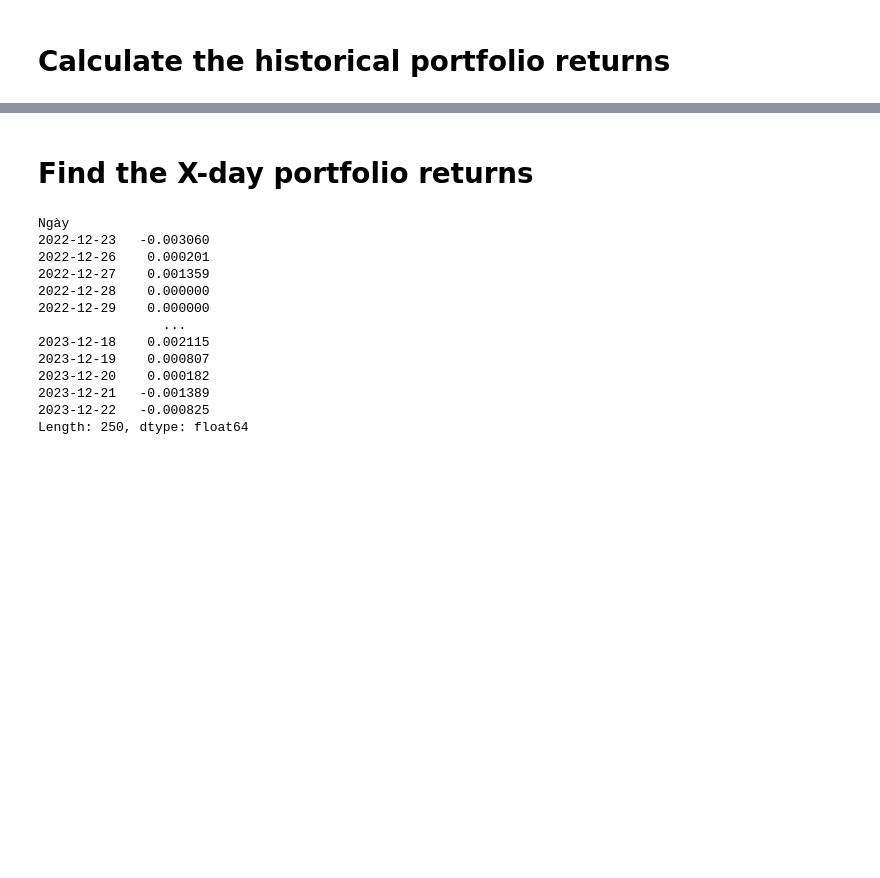
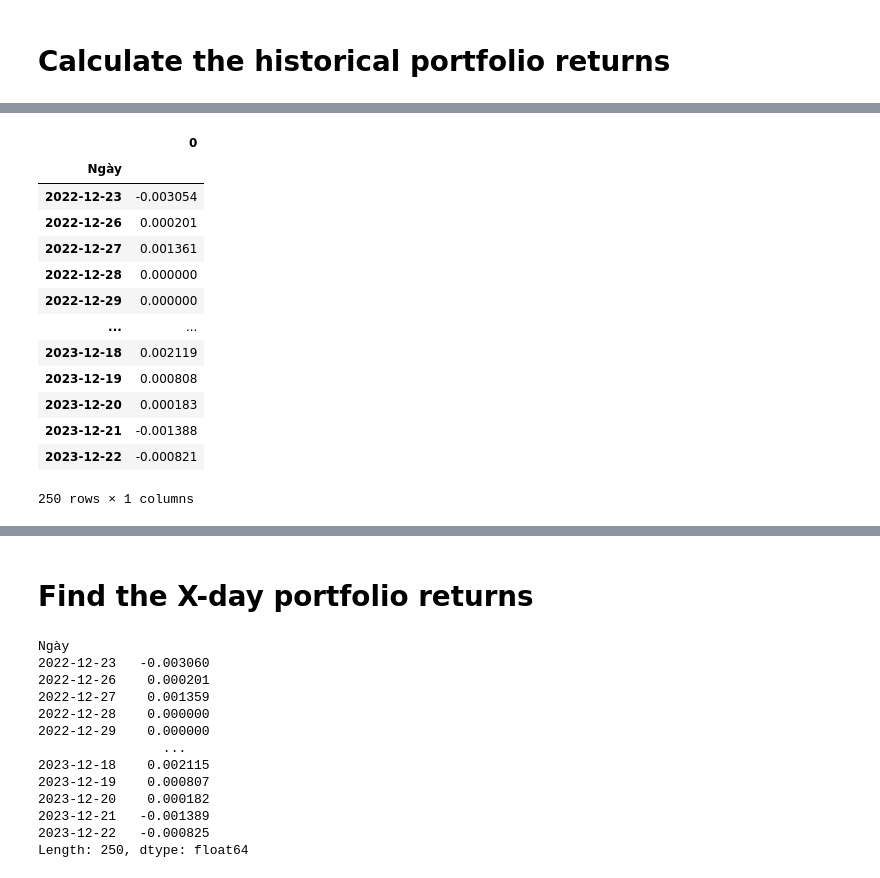
Before and after one commit to userlele78/Risk-Management-Project, a Jupyter notebook: Code/basic-historical-simulation-VaR(non-parametric).ipynb, the cells around one changed output, grey strips where cells are left out. Cells and saved outputs as stored; diff of their text form; code cells hidden in the pictures; blank space fills up the shorter version.

```diff
--- a/Code/basic-historical-simulation-VaR(non-parametric).ipynb
+++ b/Code/basic-historical-simulation-VaR(non-parametric).ipynb
@@ -84,0 +44,5 @@ Ngày
+# %%
+log_returns = price.pct_change().dropna()
+log_returns.plot()
+plt.title('Daily Log Returns')
+plt.ylabel('Daily Log Returns')
@@ -111 +103,19 @@ Ngày
 Length: 250, dtype: float64
+# %%
+historical_returns_df = pd.DataFrame(historical_returns)
+historical_returns_df
+# %% [output]
+|  | 0 |
+| Ngày |  |
+| 2022-12-23 | -0.003054 |
+| 2022-12-26 | 0.000201 |
+| 2022-12-27 | 0.001361 |
+| 2022-12-28 | 0.000000 |
+| 2022-12-29 | 0.000000 |
+| ... | ... |
+| 2023-12-18 | 0.002119 |
+| 2023-12-19 | 0.000808 |
+| 2023-12-20 | 0.000183 |
+| 2023-12-21 | -0.001388 |
+| 2023-12-22 | -0.000821 |
+250 rows × 1 columns
```
Also changed, not shown: parts of 18 cells of this notebook, 1 other file.
